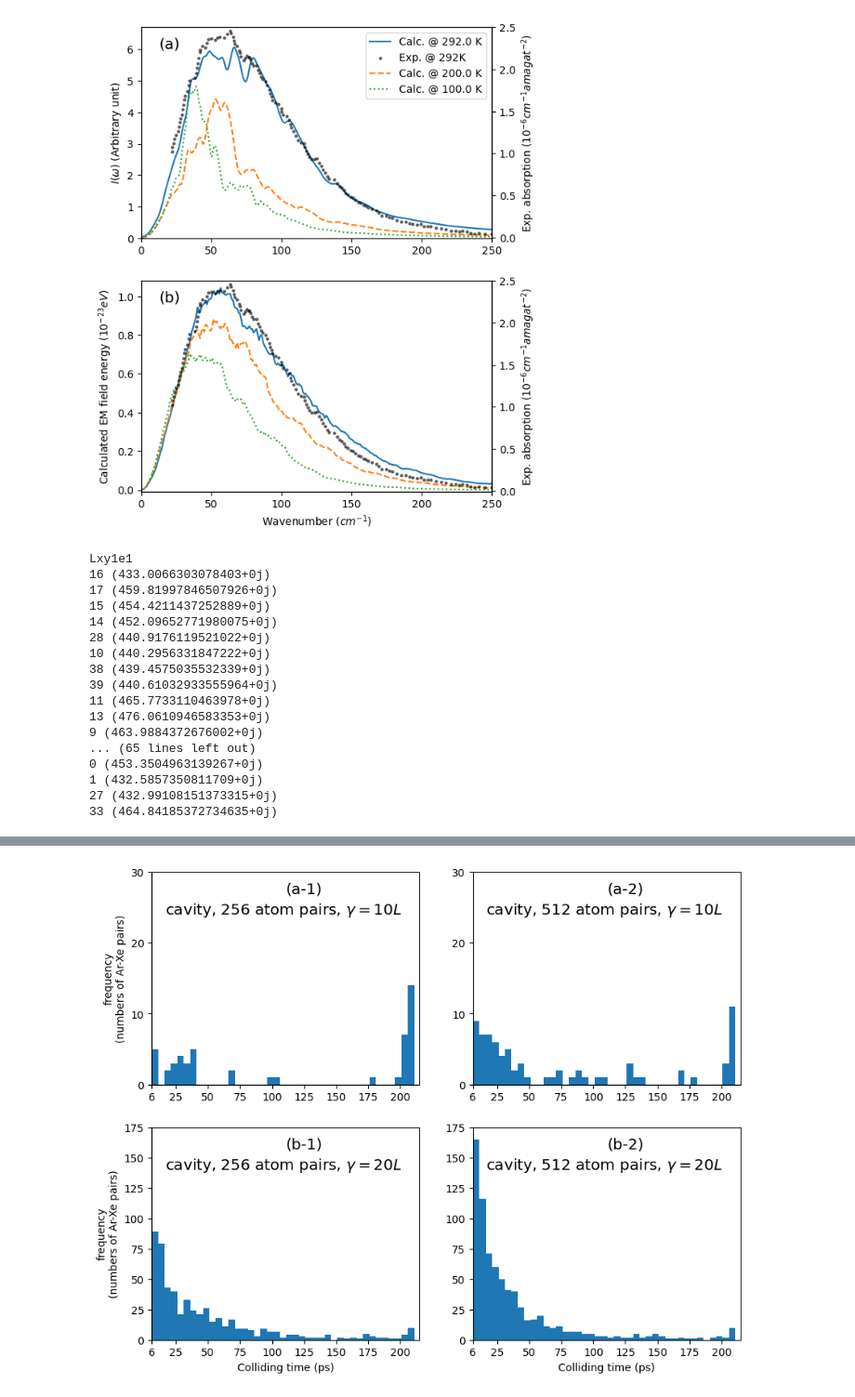
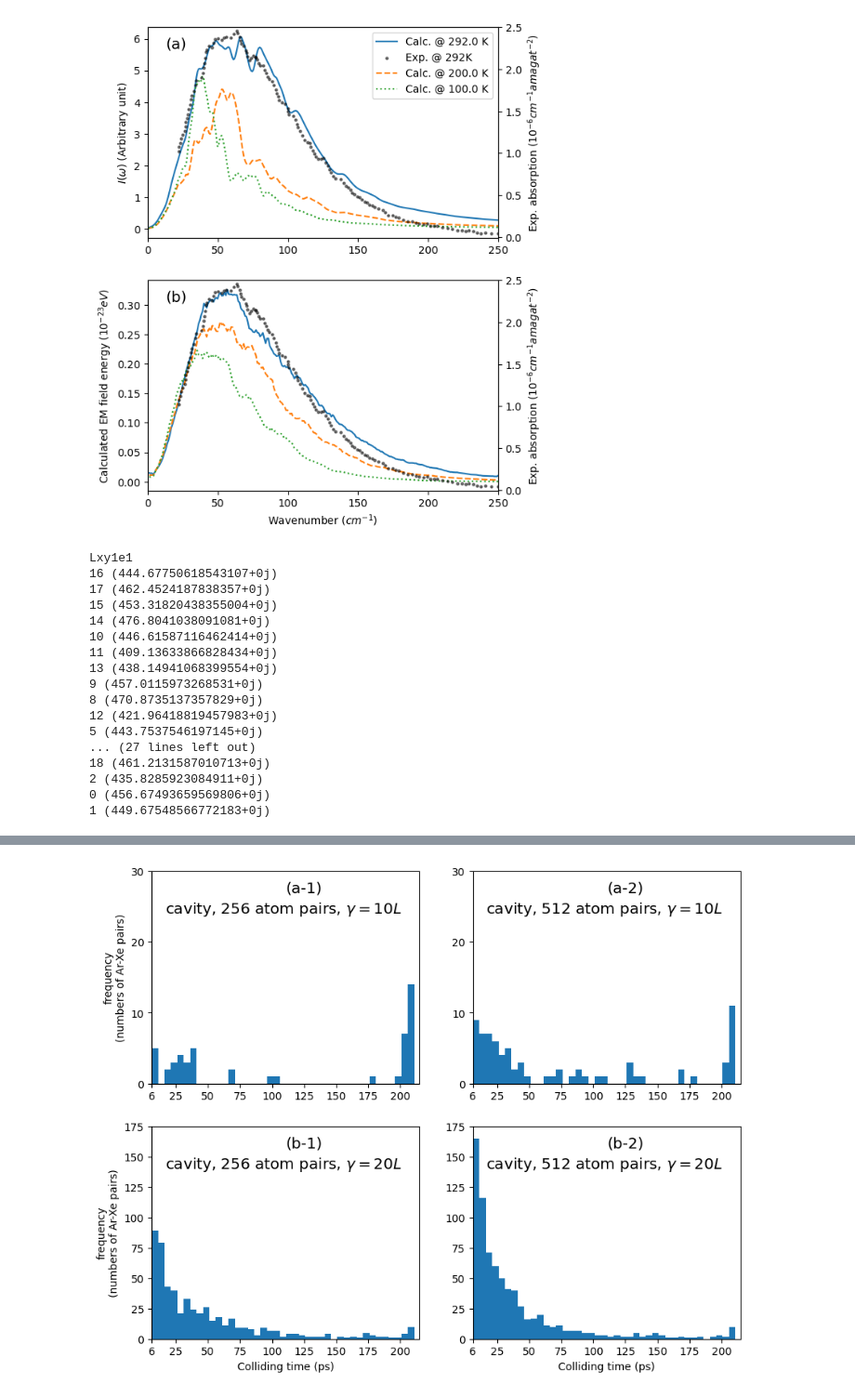
Before and after one commit to RibeiroGroup/Molecular-Dynamics-for-CIS, a Jupyter notebook: src/analyze_monte_carlo.ipynb, the cells around one changed output, grey strips where cells are left out. Shown at 93% size. Cells and saved outputs as stored; diff of their text form; code cells hidden in the pictures.

```diff
--- a/src/analyze_monte_carlo.ipynb
+++ b/src/analyze_monte_carlo.ipynb
@@ -134,7 +142,7 @@ for i in [0,1]:
     tax.set_ylabel(r'Exp. absorption $(10^{-6} cm^{-1} amagat^{-2})$')
     tax.set_ylim(-0.01,2.5)
 
-for i,(temp, freefield_result_path) in enumerate(FREEFIELD_RESULT_DICT.items()):
+for i,(temp, freefield_result_path) in enumerate(FREEFIELD_RESULT_256_DICT.items()):
 
     dipole_spec = spectra_utils.DipoleSpectra(
         dtps = 1e-2, convert_function = {'time': red.convert_time})
@@ -156,7 +164,8 @@ for i,(temp, freefield_result_path) in enumerate(FREEFIELD_RESULT_DICT.items()):
             freefield_result_dict,
             convert_function = {
                 'energy': red.convert_energy,
-                'wavenumber':red.convert_wavenumber}
+                'wavenumber':red.convert_wavenumber},
+            mode = 'std'
         )
         rad_profile.append(rad_profile1)
 
@@ -172,38 +181,38 @@ for i,(temp, freefield_result_path) in enumerate(FREEFIELD_RESULT_DICT.items()):
     spec = np.mean(spec, axis = 0)
     spec *= 1e5
     spec = spec[ w < 300 ]
     w = w[w < 300]
     # to here for dipole spectra - end of copying
 
     ax[0].plot(w, spec, linestyle = linestyle_list[i], label = "Calc. @ {} K".format(temp))
 
     if temp == '100.0':
         rad_profile100 = f
         omega_profile100 = o
 
     if i == 0:
         ax[0].scatter([], [], s = 5, alpha = 0.5, c = 'black',
         label = 'Exp. @ 292K')
 
 ax[0].legend()
     #loc='lower center', bbox_to_anchor=(0.5, 0.88), ncol=3)
 
 ax[0].set_xlim(0,250)
 ax[1].set_xlim(0,250)
-ax[0].set_ylim(-0.01,6.7)
-ax[1].set_ylim(-0.01,1.08)
+#ax[0].set_ylim(-0.01,6.7)
+#ax[1].set_ylim(-0.01,1.08)
 ax[0].set_ylabel(r"$I(\omega)$ (Arbitrary unit)")
 ax[1].set_ylabel(r"Calculated EM field energy $(10^{-23} eV)$")
 ax[1].set_xlabel(r"Wavenumber $(cm^{-1})$")
 
 ax[0].annotate('(a)',xy = (0.05,0.9), xycoords = 'axes fraction',fontsize = 'x-large')
 ax[1].annotate('(b)',xy = (0.05,0.9), xycoords = 'axes fraction',fontsize = 'x-large')
 
 fig.savefig(fig_root + "free_spectrum.jpeg",dpi = 600, bbox_inches = 'tight')
 # %% [output]
-[figure, old version]
+[figure, new version]
 # %%
-for i, (temp, cavityfield_result_path) in enumerate(CAVITYFIELD_RESULT_DICT3.items()):
+for i, (temp, cavityfield_result_path) in enumerate(CAVITYFIELD_RESULT_512b_DICT.items()):
     print(temp)
 
     directory_dict = categorizing_pickle(cavityfield_result_path, '')
@@ -222,22 +231,22 @@ for i, (temp, cavityfield_result_path) in enumerate(CAVITYFIELD_RESULT_DICT3.ite
         print(j, np.sum(field.history['energy'][-1]))
 # %% [output]
 Lxy1e1
-16 (433.0066303078403+0j)
-17 (459.81997846507926+0j)
-15 (454.4211437252889+0j)
-14 (452.09652771980075+0j)
-28 (440.9176119521022+0j)
-10 (440.2956331847222+0j)
-38 (439.4575035532339+0j)
-39 (440.61032933555964+0j)
-11 (465.7733110463978+0j)
-13 (476.0610946583353+0j)
-9 (463.9884372676002+0j)
-... (65 lines left out)
-0 (453.3504963139267+0j)
-1 (432.5857350811709+0j)
-27 (432.99108151373315+0j)
-33 (464.84185372734635+0j)
+16 (444.67750618543107+0j)
+17 (462.4524187838357+0j)
+15 (453.31820438355004+0j)
+14 (476.8041038091081+0j)
+10 (446.61587116462414+0j)
+11 (409.13633866828434+0j)
+13 (438.14941068399554+0j)
+9 (457.0115973268531+0j)
+8 (470.8735137357829+0j)
+12 (421.96418819457983+0j)
+5 (443.7537546197145+0j)
+... (27 lines left out)
+18 (461.2131587010713+0j)
+2 (435.8285923084911+0j)
+0 (456.67493659569806+0j)
+1 (449.67548566772183+0j)
 # %%
 """
 Electromagnetic profiling for computing spectra
```
Also changed, not shown: parts of 7 cells of this notebook, 6 other files.
